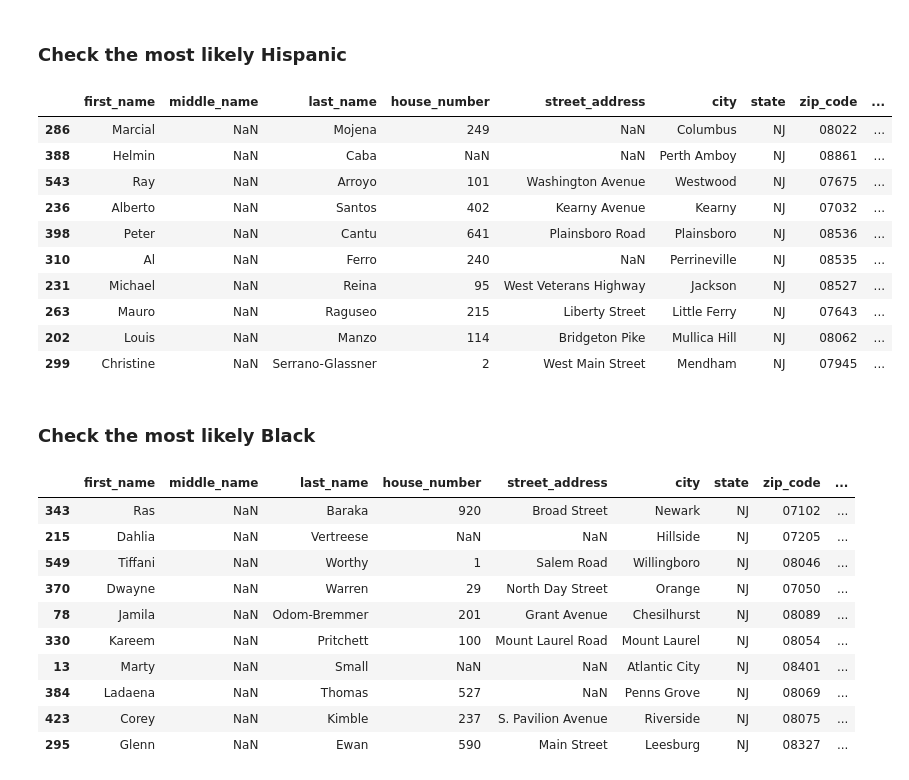
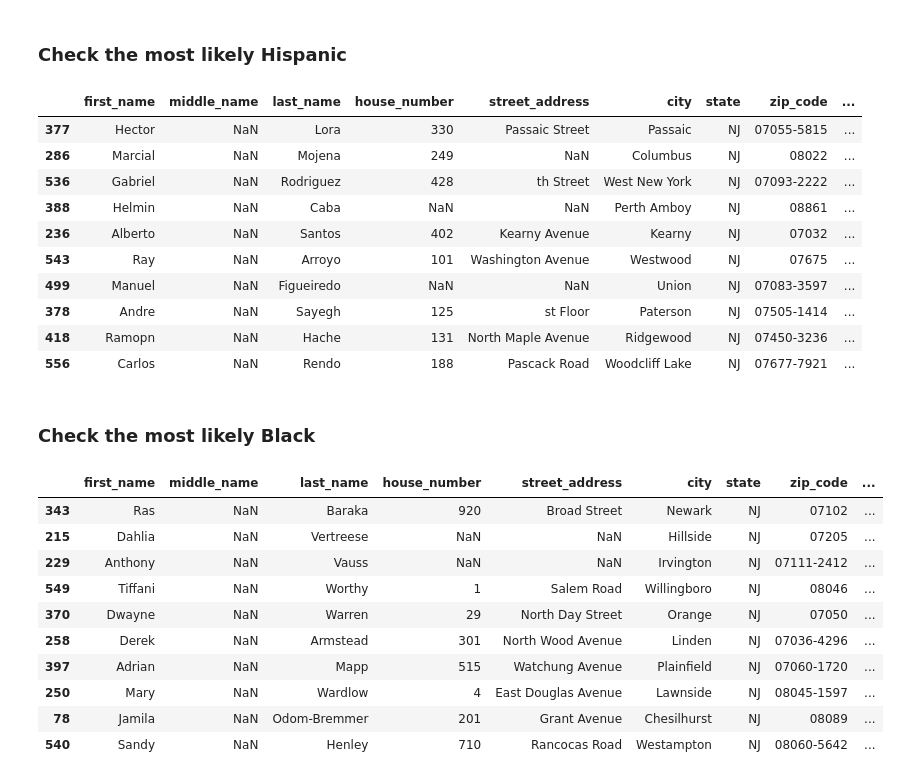
Before and after one commit to zestai/zrp, a Jupyter notebook: examples/ZRP-User-Guide.ipynb, the cells around one changed output. Saved outputs shown, nothing was run; the diff lists cells and outputs as text; code cells hidden in the pictures.

```diff
--- a/examples/ZRP-User-Guide.ipynb
+++ b/examples/ZRP-User-Guide.ipynb
@@ -18,7 +18,7 @@ import warnings
 warnings.filterwarnings(action='once')
 home = expanduser('~')
 
-src_path = '{}/zest/zrp'.format(home)
+src_path = '{}/zrp'.format(home)
 sys.path.append(src_path)
 # %%
 from zrp import ZRP
@@ -160,4 +188,0 @@ zrp_output
-# %%
-zrp_output['ZEST_KEY'] = zrp_output.index.astype(str)
-joined = pd.merge(left=zrp_sample, right=zrp_output, how='left', left_on='ZEST_KEY', right_on='ZEST_KEY')
-joined
@@ -178,32 +189,32 @@ joined
 # %% [markdown]
 ### Check the most likely Hispanic
 # %%
-joined.nlargest(10, "HISPANIC")
+zrp_output.nlargest(10, "HISPANIC")
 # %% [output]
 |  | first_name | middle_name | last_name | house_number | street_address | city | state | zip_code | ... |
+| 377 | Hector | NaN | Lora | 330 | Passaic Street | Passaic | NJ | 07055-5815 | ... |
 | 286 | Marcial | NaN | Mojena | 249 | NaN | Columbus | NJ | 08022 | ... |
+| 536 | Gabriel | NaN | Rodriguez | 428 | th Street | West New York | NJ | 07093-2222 | ... |
 | 388 | Helmin | NaN | Caba | NaN | NaN | Perth Amboy | NJ | 08861 | ... |
+| 236 | Alberto | NaN | Santos | 402 | Kearny Avenue | Kearny | NJ | 07032 | ... |
 | 543 | Ray | NaN | Arroyo | 101 | Washington Avenue | Westwood | NJ | 07675 | ... |
-| 236 | Alberto | NaN | Santos | 402 | Kearny Avenue | Kearny | NJ | 07032 | ... |
-| 398 | Peter | NaN | Cantu | 641 | Plainsboro Road | Plainsboro | NJ | 08536 | ... |
-| 310 | Al | NaN | Ferro | 240 | NaN | Perrineville | NJ | 08535 | ... |
-| 231 | Michael | NaN | Reina | 95 | West Veterans Highway | Jackson | NJ | 08527 | ... |
-| 263 | Mauro | NaN | Raguseo | 215 | Liberty Street | Little Ferry | NJ | 07643 | ... |
-| 202 | Louis | NaN | Manzo | 114 | Bridgeton Pike | Mullica Hill | NJ | 08062 | ... |
-| 299 | Christine | NaN | Serrano-Glassner | 2 | West Main Street | Mendham | NJ | 07945 | ... |
+| 499 | Manuel | NaN | Figueiredo | NaN | NaN | Union | NJ | 07083-3597 | ... |
+| 378 | Andre | NaN | Sayegh | 125 | st Floor | Paterson | NJ | 07505-1414 | ... |
+| 418 | Ramopn | NaN | Hache | 131 | North Maple Avenue | Ridgewood | NJ | 07450-3236 | ... |
+| 556 | Carlos | NaN | Rendo | 188 | Pascack Road | Woodcliff Lake | NJ | 07677-7921 | ... |
 # %% [markdown]
 ### Check the most likely Black
 # %%
-joined.nlargest(10, "BLACK")
+zrp_output.nlargest(10, "BLACK")
 # %% [output]
 |  | first_name | middle_name | last_name | house_number | street_address | city | state | zip_code | ... |
 | 343 | Ras | NaN | Baraka | 920 | Broad Street | Newark | NJ | 07102 | ... |
 | 215 | Dahlia | NaN | Vertreese | NaN | NaN | Hillside | NJ | 07205 | ... |
+| 229 | Anthony | NaN | Vauss | NaN | NaN | Irvington | NJ | 07111-2412 | ... |
 | 549 | Tiffani | NaN | Worthy | 1 | Salem Road | Willingboro | NJ | 08046 | ... |
 | 370 | Dwayne | NaN | Warren | 29 | North Day Street | Orange | NJ | 07050 | ... |
+| 258 | Derek | NaN | Armstead | 301 | North Wood Avenue | Linden | NJ | 07036-4296 | ... |
+| 397 | Adrian | NaN | Mapp | 515 | Watchung Avenue | Plainfield | NJ | 07060-1720 | ... |
+| 250 | Mary | NaN | Wardlow | 4 | East Douglas Avenue | Lawnside | NJ | 08045-1597 | ... |
 | 78 | Jamila | NaN | Odom-Bremmer | 201 | Grant Avenue | Chesilhurst | NJ | 08089 | ... |
-| 330 | Kareem | NaN | Pritchett | 100 | Mount Laurel Road | Mount Laurel | NJ | 08054 | ... |
-| 13 | Marty | NaN | Small | NaN | NaN | Atlantic City | NJ | 08401 | ... |
-| 384 | Ladaena | NaN | Thomas | 527 | NaN | Penns Grove | NJ | 08069 | ... |
-| 423 | Corey | NaN | Kimble | 237 | S. Pavilion Avenue | Riverside | NJ | 08075 | ... |
-| 295 | Glenn | NaN | Ewan | 590 | Main Street | Leesburg | NJ | 08327 | ... |
+| 540 | Sandy | NaN | Henley | 710 | Rancocas Road | Westampton | NJ | 08060-5642 | ... |
```
Also changed, not shown: parts of 3 cells of this notebook.
